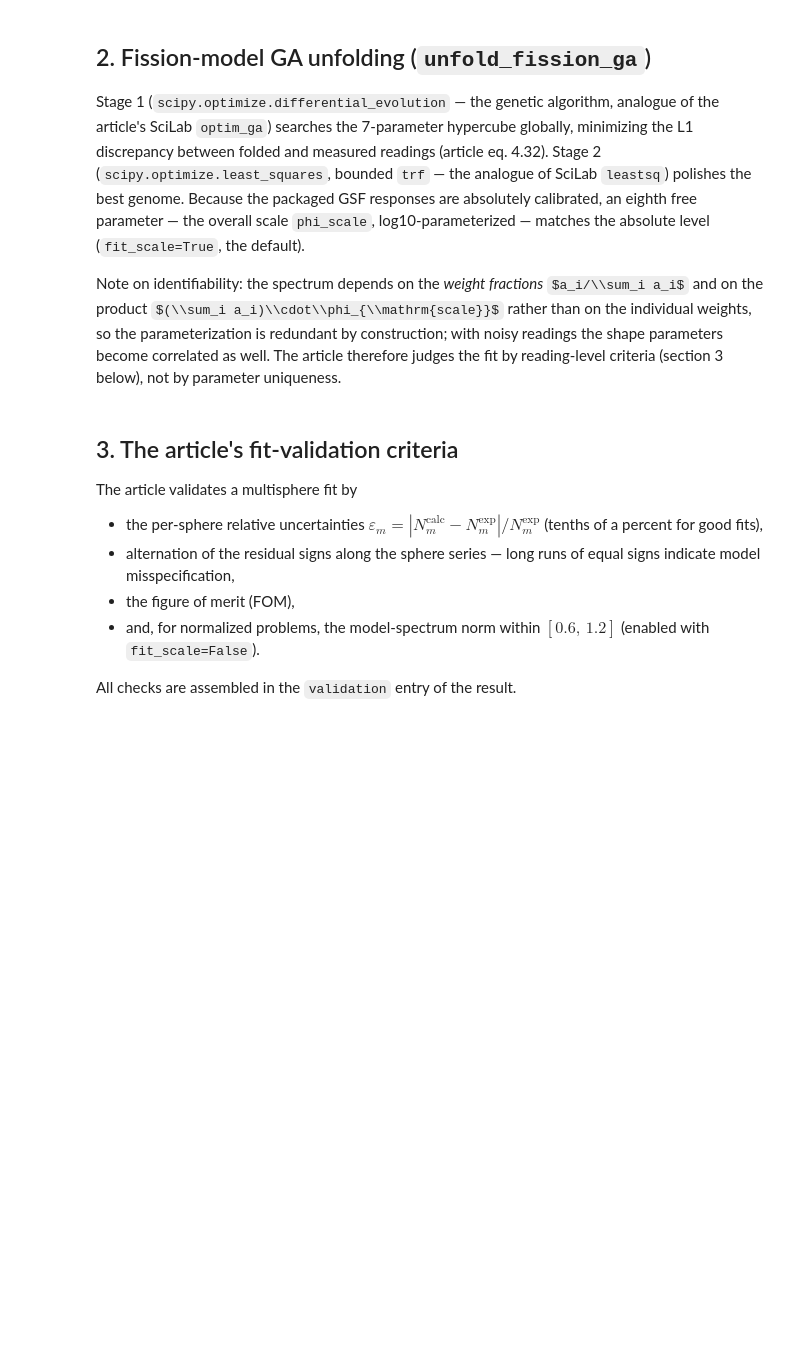
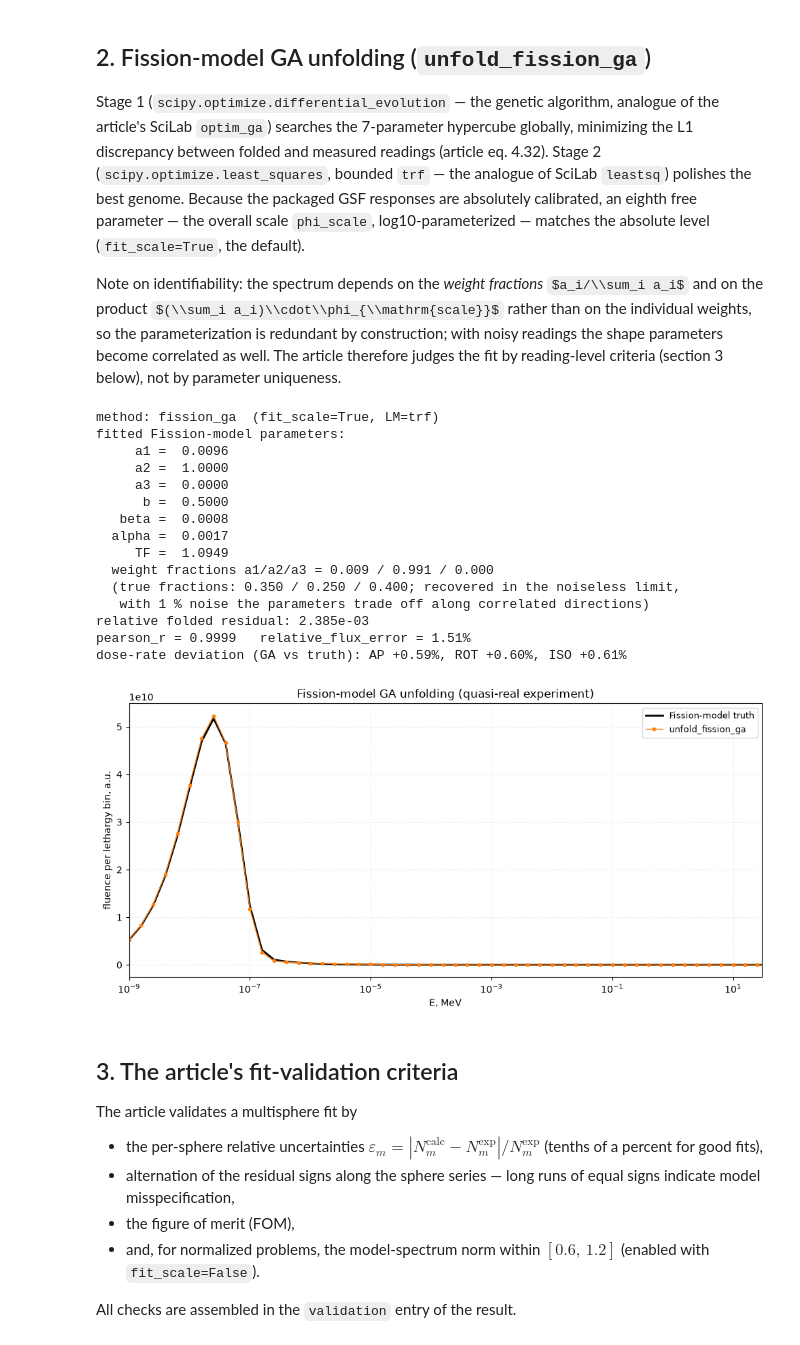
Before and after one commit to Radiationsafety/bssunfold, a Jupyter notebook: examples/51-ogorodnikov2024.ipynb, the cells around one changed output. Cells and saved outputs as stored; diff of their text form; code cells hidden in the pictures; some formulas as TeX source; blank space fills up the shorter version.

```diff
--- a/examples/51-ogorodnikov2024.ipynb
+++ b/examples/51-ogorodnikov2024.ipynb
@@ -149,35 +167,53 @@ print("  (true fractions: 0.350 / 0.250 / 0.400; recovered in the "
       "noiseless limit,")
 print("   with 1 % noise the parameters trade off along correlated "
       "directions)")
 
 rel_resid = result_ga["residual_norm"] / np.linalg.norm(b_noisy)
 print(f"relative folded residual: {rel_resid:.3e}")
 
 quality = compare_spectra(
     result_ga["spectrum"], spectrum_true,
     metrics=["pearson_r", "relative_flux_error"],
 )
 print(f"pearson_r = {quality['pearson_r']:.4f}   "
       f"relative_flux_error = {quality['relative_flux_error']:.2%}")
 
 dose_ref = calculate_dose_rates(spectrum_true, detector.cc_icrp116)
 dose_ga = result_ga["doserates"]
 print("dose-rate deviation (GA vs truth): "
       + ", ".join(f"{k} {dose_ga[k] / dose_ref[k] - 1:+.2%}"
                   for k in ("AP", "ROT", "ISO")))
 
 fig, ax = plt.subplots(figsize=(10, 5))
-ax.loglog(E, spectrum_true / ln_steps, "k-", lw=2,
+ax.plot(E, spectrum_true / ln_steps, "k-", lw=2,
           label="Fission-model truth")
-ax.loglog(E, result_ga["spectrum"] / ln_steps, "C1-o", ms=3, lw=1,
+ax.plot(E, result_ga["spectrum"] / ln_steps, "C1-o", ms=3, lw=1,
           label="unfold_fission_ga")
 ax.set(xlabel="E, MeV", ylabel="fluence per lethargy bin, a.u.",
        title="Fission-model GA unfolding (quasi-real experiment)")
 ax.set_xlim(E[0], 30)
+ax.set_xscale("log")
 ax.grid(True, which="both", ls=":", alpha=0.35)
 ax.legend(fontsize=9)
 fig.tight_layout()
 plt.show()
+# %% [output]
+method: fission_ga  (fit_scale=True, LM=trf)
+fitted Fission-model parameters:
+     a1 =  0.0096
+     a2 =  1.0000
+     a3 =  0.0000
+      b =  0.5000
+   beta =  0.0008
+  alpha =  0.0017
+     TF =  1.0949
+  weight fractions a1/a2/a3 = 0.009 / 0.991 / 0.000
+  (true fractions: 0.350 / 0.250 / 0.400; recovered in the noiseless limit,
+   with 1 % noise the parameters trade off along correlated directions)
+relative folded residual: 2.385e-03
+pearson_r = 0.9999   relative_flux_error = 1.51%
+dose-rate deviation (GA vs truth): AP +0.59%, ROT +0.60%, ISO +0.61%
+[figure, added]
 # %% [markdown]
 ## 3. The article's fit-validation criteria
 
```
Also changed, not shown: parts of 6 cells of this notebook.
